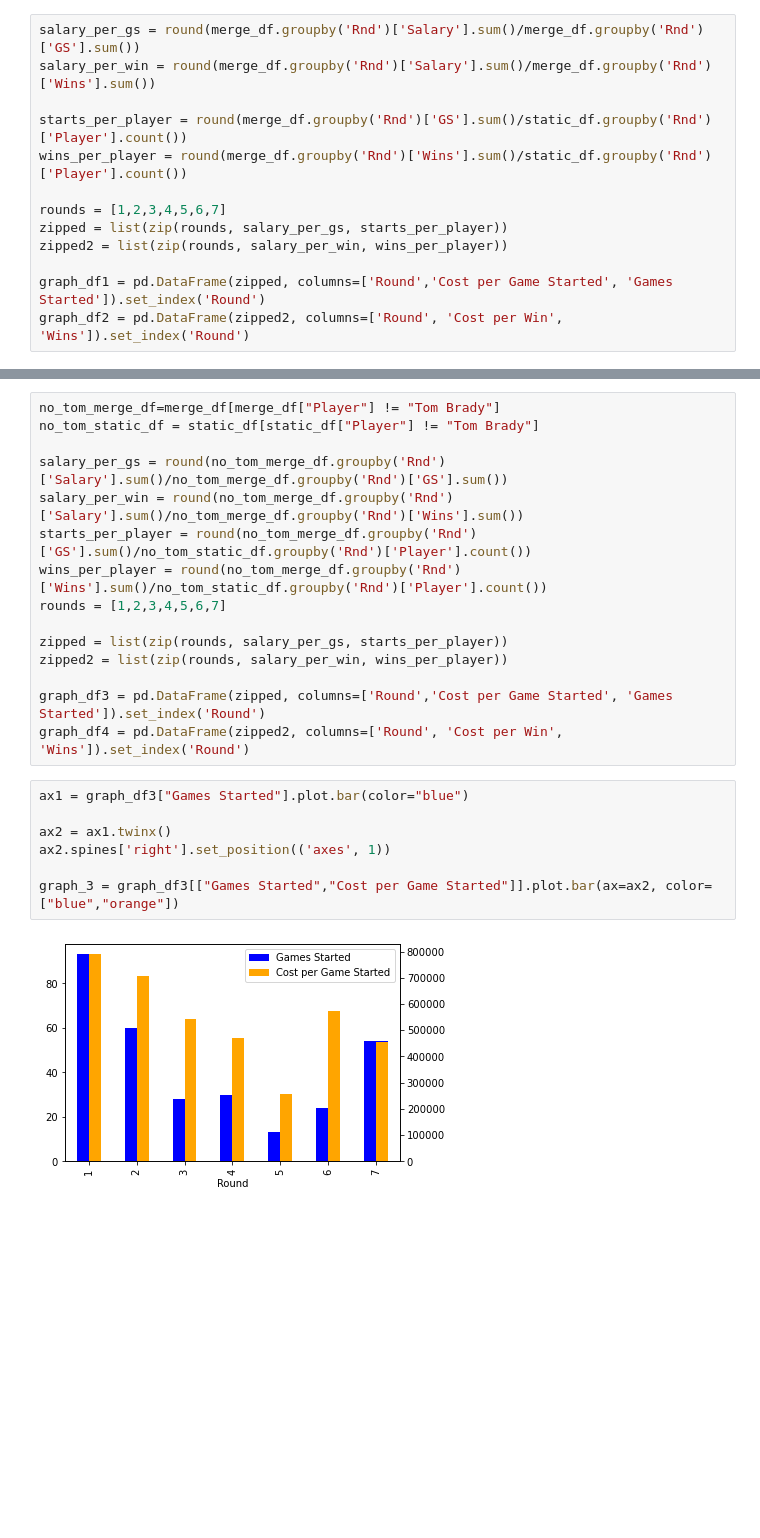
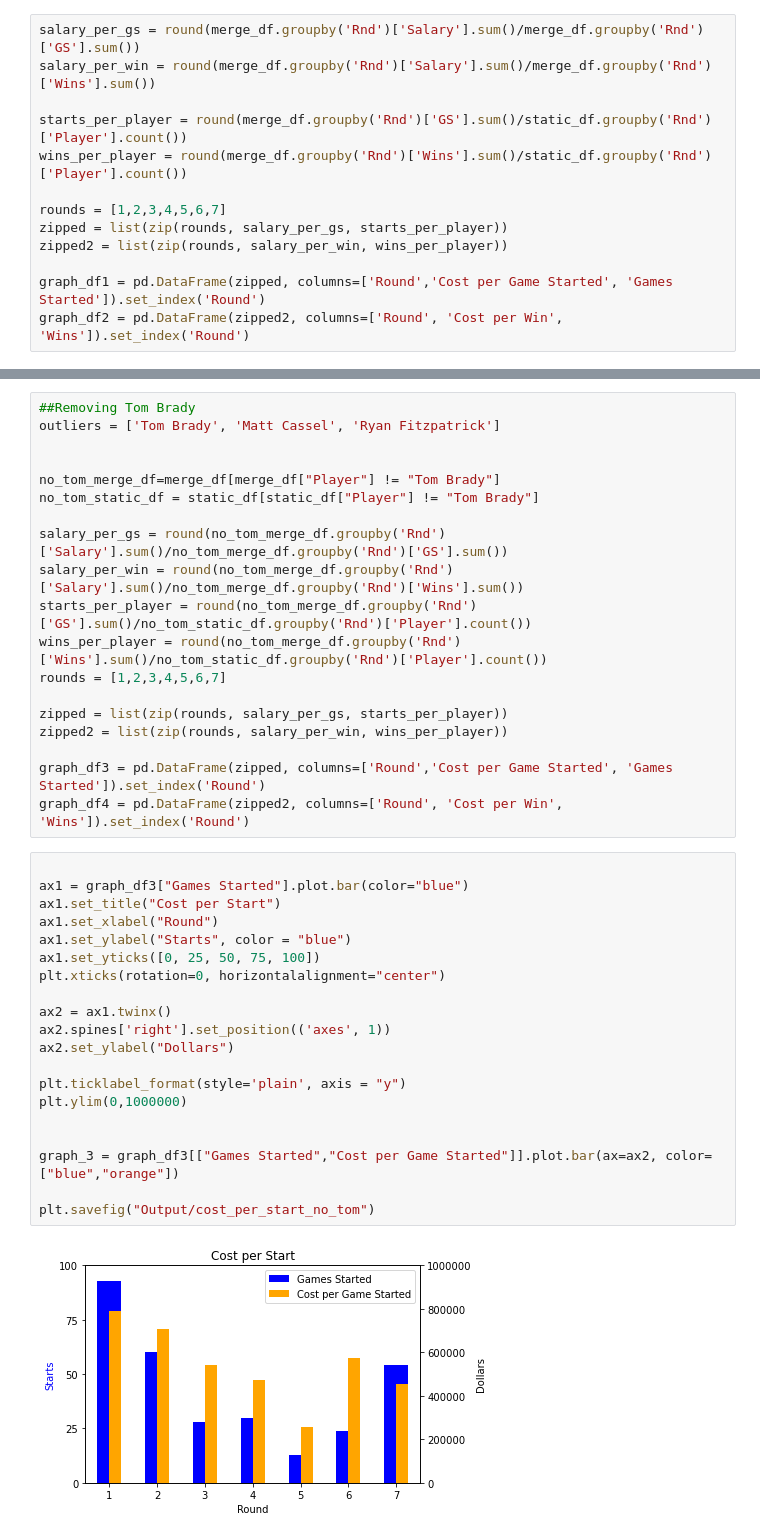
Before and after one commit to mikejackson35/mica_team, a Jupyter notebook: mj_charts.ipynb, the cells around one changed output, grey strips where cells are left out. Drawn from its saved outputs; the diff is of its cells as text; blank space fills up the shorter version.

```diff
--- a/mj_charts.ipynb
+++ b/mj_charts.ipynb
@@ -40,4 +67,8 @@ graph_2 = graph_df2[["Wins","Cost per Win"]].plot.bar(ax=ax2, color=["blue","ora
 # %%
+##Removing Tom Brady
+outliers = ['Tom Brady', 'Matt Cassel', 'Ryan Fitzpatrick']
+
+
 no_tom_merge_df=merge_df[merge_df["Player"] != "Tom Brady"]
 no_tom_static_df = static_df[static_df["Player"] != "Tom Brady"]
 
@@ -52,14 +83,27 @@ zipped2 = list(zip(rounds, salary_per_win, wins_per_player))
 
 graph_df3 = pd.DataFrame(zipped, columns=['Round','Cost per Game Started', 'Games Started']).set_index('Round')
 graph_df4 = pd.DataFrame(zipped2, columns=['Round', 'Cost per Win', 'Wins']).set_index('Round')
-# %%
-ax1 = graph_df3["Games Started"].plot.bar(color="blue")
-
-ax2 = ax1.twinx()
-ax2.spines['right'].set_position(('axes', 1))
-
-graph_3 = graph_df3[["Games Started","Cost per Game Started"]].plot.bar(ax=ax2, color=["blue","orange"])
-# %% [output]
-[figure, removed]
+# %%
+
+ax1 = graph_df3["Games Started"].plot.bar(color="blue")
+ax1.set_title("Cost per Start")
+ax1.set_xlabel("Round")
+ax1.set_ylabel("Starts", color = "blue")
+ax1.set_yticks([0, 25, 50, 75, 100])
+plt.xticks(rotation=0, horizontalalignment="center")
+
+ax2 = ax1.twinx()
+ax2.spines['right'].set_position(('axes', 1))
+ax2.set_ylabel("Dollars")
+
+plt.ticklabel_format(style='plain', axis = "y")
+plt.ylim(0,1000000)
+
+
+graph_3 = graph_df3[["Games Started","Cost per Game Started"]].plot.bar(ax=ax2, color=["blue","orange"])
+
+plt.savefig("Output/cost_per_start_no_tom")
+# %% [output]
+[figure, added]
 # %%
 ax1 = graph_df4["Wins"].plot.bar(color="blue")
```
Also changed, not shown: parts of 4 cells of this notebook, 13 other files.
